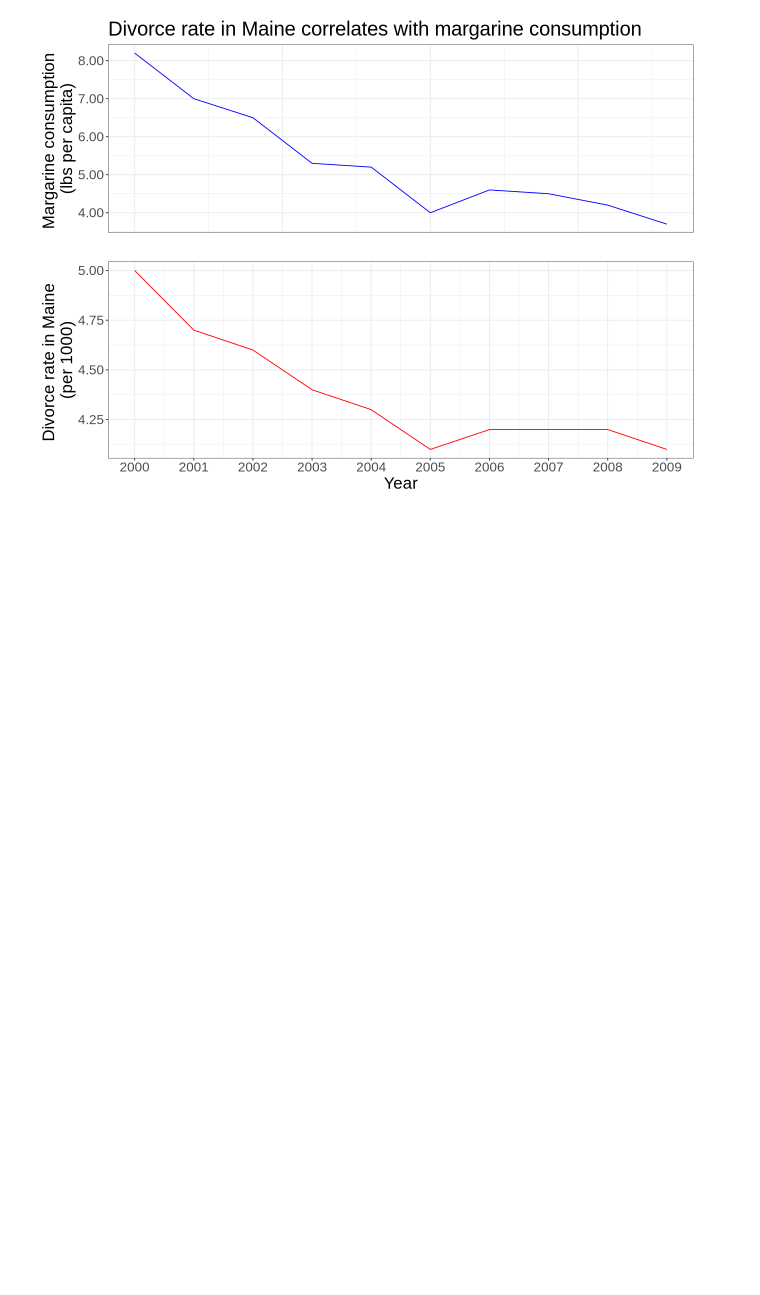
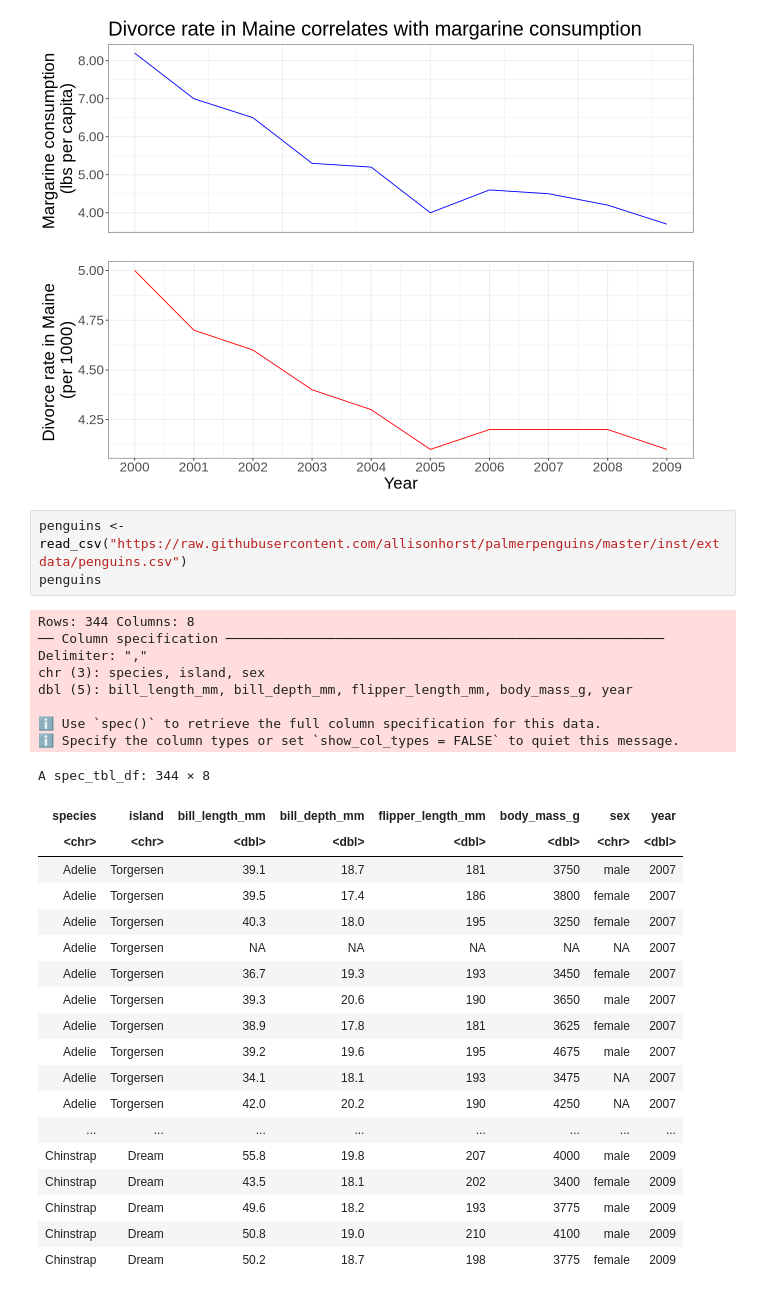
Before and after one commit to YoyoLiu314/toy_ds_project, a Jupyter notebook: marg_vs_divorce_viz.ipynb, the cells around one changed output. Cells and saved outputs as stored; diff of their text form; blank space fills up the shorter version.

Commit message:
Added penguin data

```diff
--- a/marg_vs_divorce_viz.ipynb
+++ b/marg_vs_divorce_viz.ipynb
@@ -55,3 +55,34 @@ The following object is masked from ‘package:readr’:
 
     col_factor
 [figure]
+# %%
+penguins <- read_csv("https://raw.githubusercontent.com/allisonhorst/palmerpenguins/master/inst/extdata/penguins.csv")
+penguins
+# %% [output]
+Rows: 344 Columns: 8
+── Column specification ────────────────────────────────────────────────────────
+Delimiter: ","
+chr (3): species, island, sex
+dbl (5): bill_length_mm, bill_depth_mm, flipper_length_mm, body_mass_g, year
+
+ℹ Use `spec()` to retrieve the full column specification for this data.
+ℹ Specify the column types or set `show_col_types = FALSE` to quiet this message.
+A spec_tbl_df: 344 × 8
+| species | island | bill_length_mm | bill_depth_mm | flipper_length_mm | body_mass_g | sex | year |
+| <chr> | <chr> | <dbl> | <dbl> | <dbl> | <dbl> | <chr> | <dbl> |
+| Adelie | Torgersen | 39.1 | 18.7 | 181 | 3750 | male | 2007 |
+| Adelie | Torgersen | 39.5 | 17.4 | 186 | 3800 | female | 2007 |
+| Adelie | Torgersen | 40.3 | 18.0 | 195 | 3250 | female | 2007 |
+| Adelie | Torgersen | NA | NA | NA | NA | NA | 2007 |
+| Adelie | Torgersen | 36.7 | 19.3 | 193 | 3450 | female | 2007 |
+| Adelie | Torgersen | 39.3 | 20.6 | 190 | 3650 | male | 2007 |
+| Adelie | Torgersen | 38.9 | 17.8 | 181 | 3625 | female | 2007 |
+| Adelie | Torgersen | 39.2 | 19.6 | 195 | 4675 | male | 2007 |
+| Adelie | Torgersen | 34.1 | 18.1 | 193 | 3475 | NA | 2007 |
+| Adelie | Torgersen | 42.0 | 20.2 | 190 | 4250 | NA | 2007 |
+| ... | ... | ... | ... | ... | ... | ... | ... |
+| Chinstrap | Dream | 55.8 | 19.8 | 207 | 4000 | male | 2009 |
+| Chinstrap | Dream | 43.5 | 18.1 | 202 | 3400 | female | 2009 |
+| Chinstrap | Dream | 49.6 | 18.2 | 193 | 3775 | male | 2009 |
+| Chinstrap | Dream | 50.8 | 19.0 | 210 | 4100 | male | 2009 |
+| Chinstrap | Dream | 50.2 | 18.7 | 198 | 3775 | female | 2009 |
```
